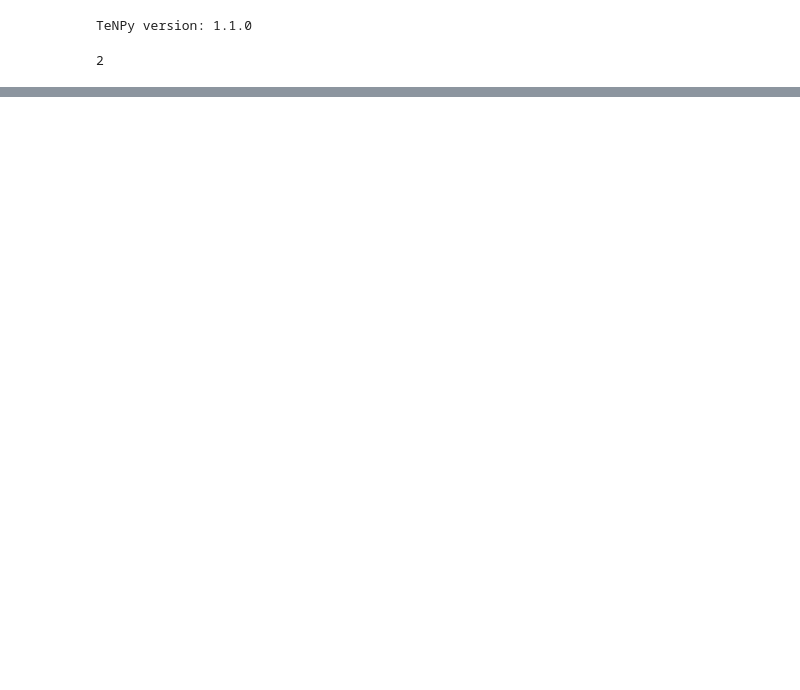
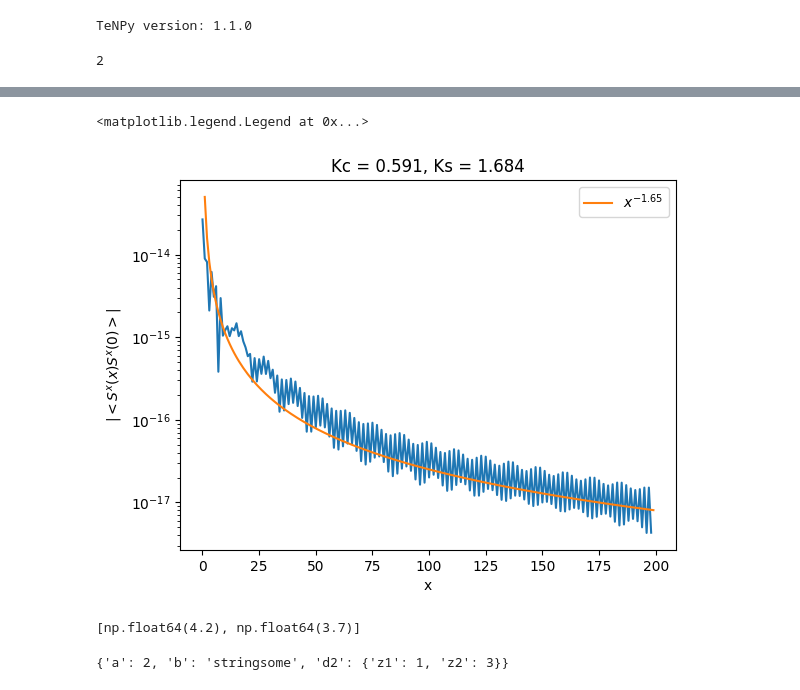
Before and after one commit to aravindhshankar/Spin1LongRangeOrder.jl, a Jupyter notebook: python/notebooks/test_hubbard.ipynb, the cells around one changed output, grey strips where cells are left out. Drawn from its saved outputs; the diff is of its cells as text; code cells hidden in the pictures; blank space fills up the shorter version.

```diff
--- a/python/notebooks/test_hubbard.ipynb
+++ b/python/notebooks/test_hubbard.ipynb
@@ -91,0 +151,14 @@ compute_Luttinger_parameter(t=1, U=0.1, Vpp=0.8, Vpm = 3.9)
+# %%
+Sx_corr_fn = psi.correlation_function("Sx", "Sx", [0], 200)[0]
+# %%
+plt.loglog(np.abs(Sx_corr_fn)[1:])
+plt.loglog(5e-14 * np.arange(200,dtype=float)**(-1.65), label=r'$x^{-1.65}$')
+plt.xscale('linear')
+plt.xlabel('x')
+plt.ylabel(r'$|<S^x(x)S^x(0)>|$')
+plt.title(f'Kc = {np.abs(Kc):.3f}, Ks = {np.abs(Ks):.3f}')
+plt.legend()
+# plt.savefig('../../pngfigs/iDMRG/FMSxcorr.png')
+# %% [output]
+<matplotlib.legend.Legend at 0x...>
+[figure, added]
@@ -91,0 +191,26 @@ compute_Luttinger_parameter(t=1, U=0.1, Vpp=0.8, Vpm = 3.9)
+# %%
+t = 1.0
+U = 0.1
+Vpp = 0.8
+dVlist = np.array([2.0, 2.6, 2.9, 3.0, 3.1, 3.2, 3.4])
+Vpmlist = dVlist + Vpp
+
+task_id = int(os.getenv("SLURM_ARRAY_TASK_ID", 2))
+n_tasks = int(os.getenv("SLURM_ARRAY_TASK_COUNT", 3))
+
+arr_for_task  = ret_arr_for_taskid(Vpmlist, n_tasks, task_id)
+
+
+arr_for_task
+
+# for x in my_Vpmlist:
+#     f(x)
+# %% [output]
+[np.float64(4.2), np.float64(3.7)]
+# %%
+d1 = {"a": 2, "b" : "stringsome"}
+d2 = {"z1": 1, "z2" : 3}
+d1["d2"] = d2
+d1
+# %% [output]
+{'a': 2, 'b': 'stringsome', 'd2': {'z1': 1, 'z2': 3}}
```
Also changed, not shown: parts of 11 cells of this notebook, 5 other files.
